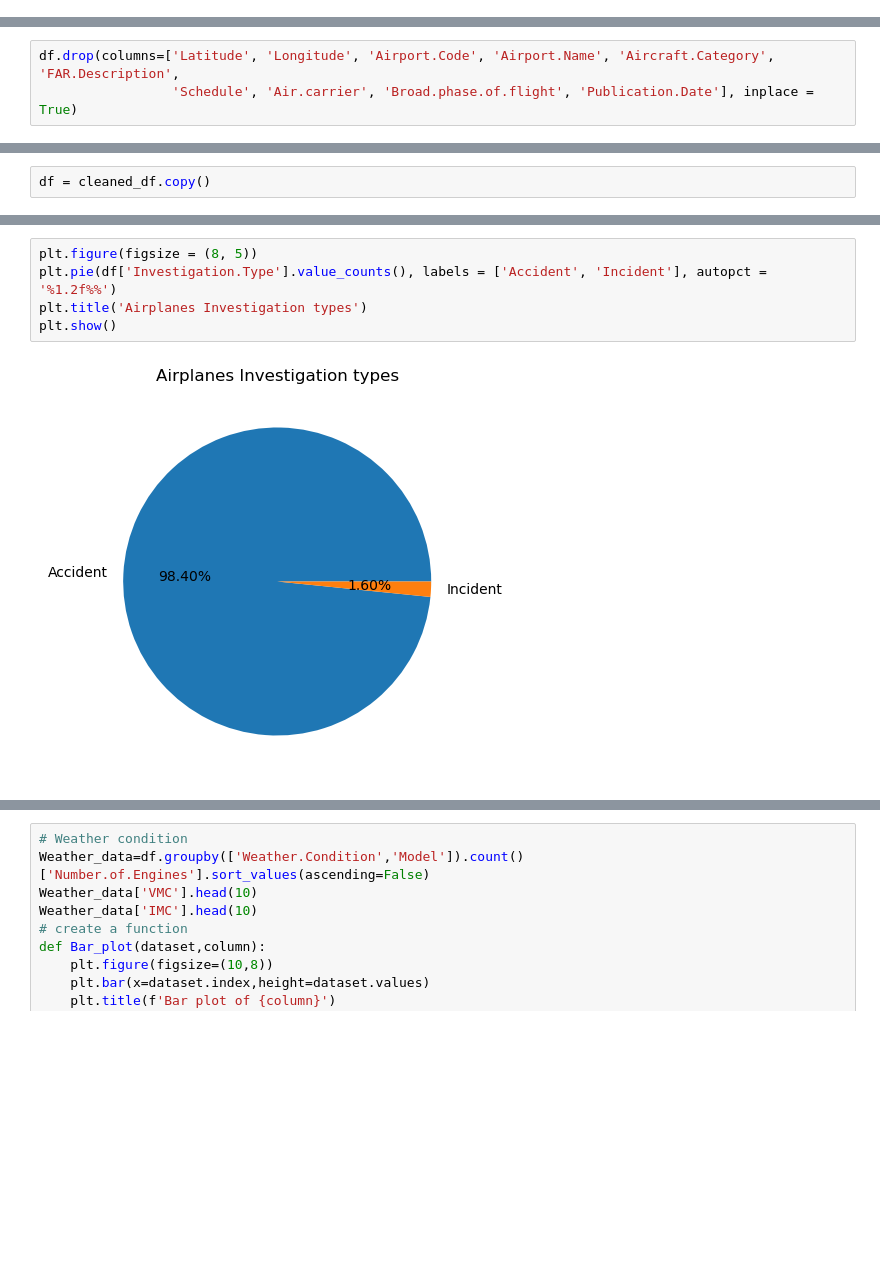
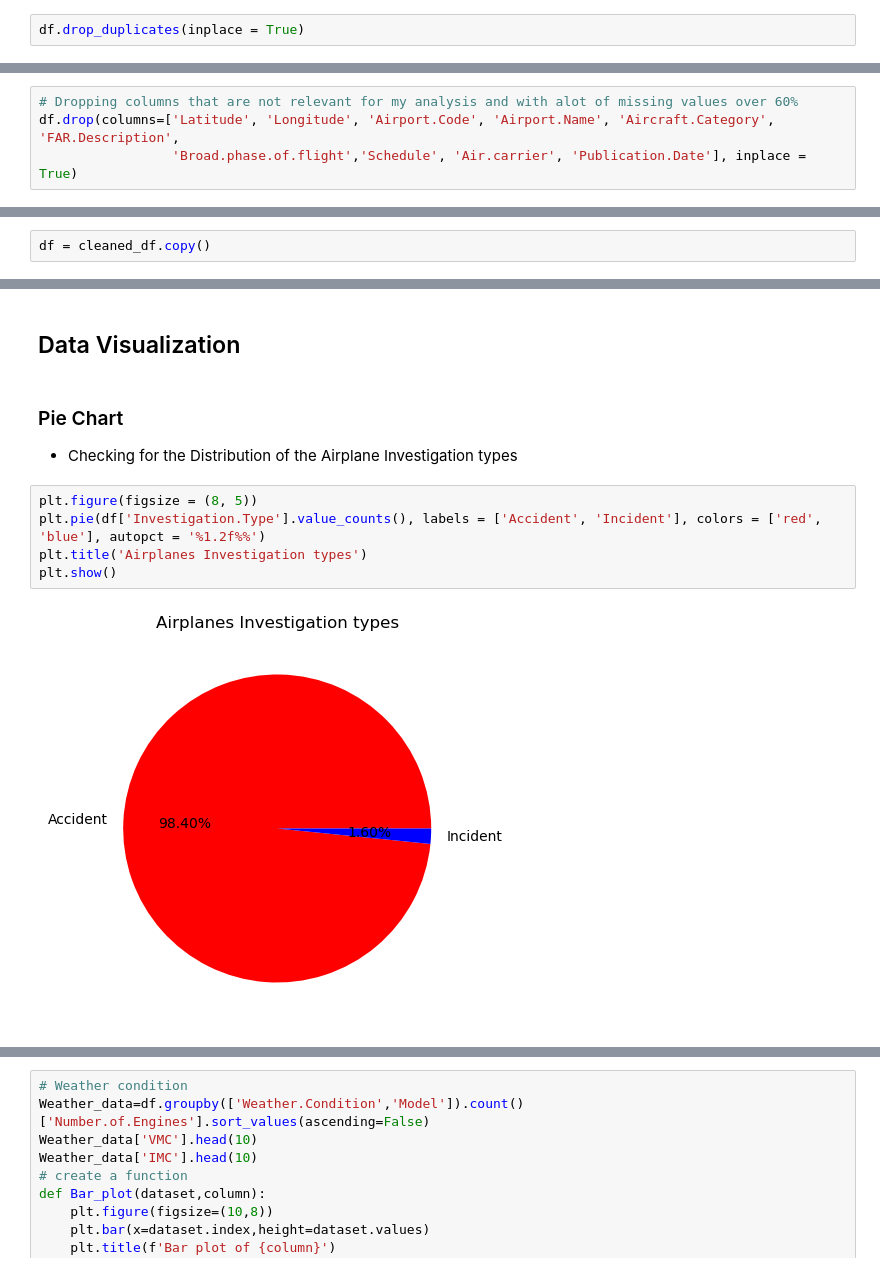
Before and after one commit to StephenMulingwa/Aviation_Business_Project, a Jupyter notebook: student.ipynb, the cells around one changed output, grey strips where cells are left out. Saved outputs shown, nothing was run; the diff lists cells and outputs as text; blank space fills up the shorter version.

Commit message:
Commented on the Visual Plots and Downloaded the cleaned Data

```diff
--- a/student.ipynb
+++ b/student.ipynb
@@ -113,0 +114,2 @@ print(unique_values)
+# %%
+df.drop_duplicates(inplace = True)
@@ -114,6 +141,7 @@ print(unique_values)
 # %%
+# Dropping columns that are not relevant for my analysis and with alot of missing values over 60%
 df.drop(columns=['Latitude', 'Longitude', 'Airport.Code', 'Airport.Name', 'Aircraft.Category', 'FAR.Description',
-                 'Schedule', 'Air.carrier', 'Broad.phase.of.flight', 'Publication.Date'], inplace = True)
+                 'Broad.phase.of.flight','Schedule', 'Air.carrier', 'Publication.Date'], inplace = True)
 # %%
 df.shape
 # %% [output]
@@ -315,7 +296,12 @@ plt.show()
+# %% [markdown]
+## Data Visualization
+# %% [markdown]
+### Pie Chart
+* Checking for the Distribution of the Airplane Investigation types
 # %%
 plt.figure(figsize = (8, 5))
-plt.pie(df['Investigation.Type'].value_counts(), labels = ['Accident', 'Incident'], autopct = '%1.2f%%')
+plt.pie(df['Investigation.Type'].value_counts(), labels = ['Accident', 'Incident'], colors = ['red', 'blue'], autopct = '%1.2f%%')
 plt.title('Airplanes Investigation types')
 plt.show()
 # %% [output]
-[figure, old version]
+[figure, new version]
```
Also changed, not shown: parts of 51 cells of this notebook, 1 other file.
